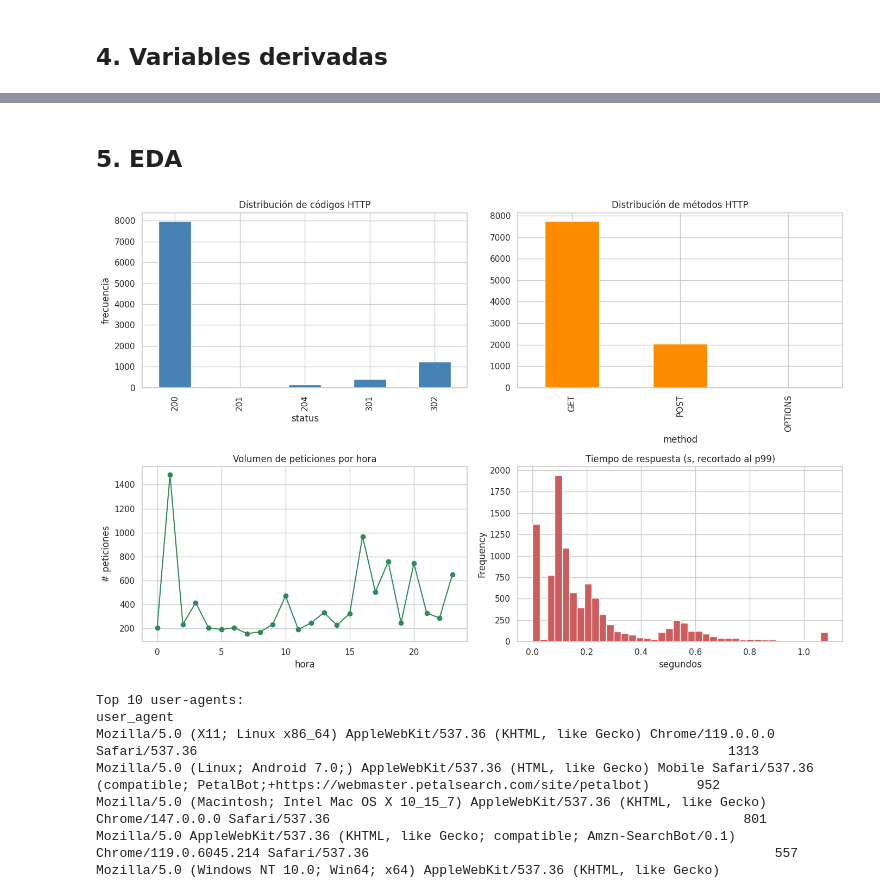
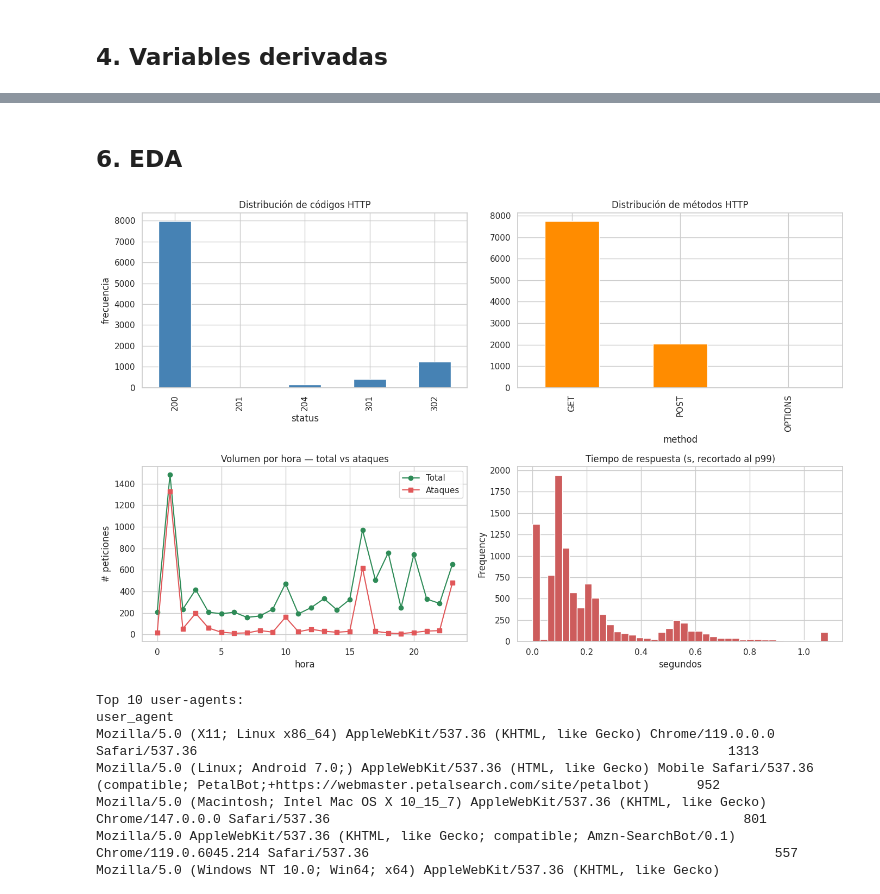
Before and after one commit to andresmidisabana/AlgNoSupervisados, a Jupyter notebook: ML_Ingesta_Preparacion_Etiquetado.ipynb, the cells around one changed output, grey strips where cells are left out. Drawn from its saved outputs; the diff is of its cells as text; code cells hidden in the pictures.

```diff
--- a/ML_Ingesta_Preparacion_Etiquetado.ipynb
+++ b/ML_Ingesta_Preparacion_Etiquetado.ipynb
@@ -117,10 +117,8 @@ df["has_query"]      = df["path"].str.contains(r"\?", regex=True).astype(int)
 df["query_length"]   = df["path"].str.split("?").str[1].fillna("").str.len()
 df["path_n_pct"]     = df["path"].str.count("%")
 
-df["is_error"]       = (df["status"] >= 400).astype(int)
-
 df[[
     "hour", "dayofweek", "path_length", "path_n_slashes",
-    "has_query", "query_length", "path_n_pct", "is_error"
+    "has_query", "query_length", "path_n_pct"
 ]].describe().round(2)
 # %% [output]
@@ -135,0 +284,10 @@ df[[
+# %%
+ATTACK_LABELS = {lbl for lbl, (mitre, _) in MITRE_TECHNIQUES.items() if mitre is not None}
+df["is_attack"] = df["label"].isin(ATTACK_LABELS)
+
+print("Distribución binaria:")
+print(df["is_attack"].value_counts())
+print(f"\n% de ataques: {df['is_attack'].mean() * 100:.2f}%")
+
+print("\nClases agrupadas por is_attack:")
+print(df.groupby("is_attack")["label"].value_counts())
@@ -136,26 +314,32 @@ df[[
 # %% [markdown]
-## 5. EDA
+## 6. EDA
 # %%
+# Distribuciones generales + ataques en el tiempo
 fig, axes = plt.subplots(2, 2, figsize=(14, 9))
 
 df["status"].value_counts().sort_index().plot(kind="bar", ax=axes[0, 0], color="steelblue")
 axes[0, 0].set_title("Distribución de códigos HTTP"); axes[0, 0].set_xlabel("status"); axes[0, 0].set_ylabel("frecuencia")
 
 df["method"].value_counts().plot(kind="bar", ax=axes[0, 1], color="darkorange")
 axes[0, 1].set_title("Distribución de métodos HTTP")
 
-df.groupby("hour").size().plot(kind="line", ax=axes[1, 0], marker="o", color="seagreen")
-axes[1, 0].set_title("Volumen de peticiones por hora"); axes[1, 0].set_xlabel("hora"); axes[1, 0].set_ylabel("# peticiones")
+# Hora del día con overlay de ataques
+hourly_total  = df.groupby("hour").size()
+hourly_attack = df[df["is_attack"]].groupby("hour").size().reindex(hourly_total.index, fill_value=0)
+hourly_total.plot(kind="line", ax=axes[1, 0], marker="o", color="seagreen", label="Total")
+hourly_attack.plot(kind="line", ax=axes[1, 0], marker="s", color="#e15759", label="Ataques")
+axes[1, 0].set_title("Volumen por hora — total vs ataques")
+axes[1, 0].set_xlabel("hora"); axes[1, 0].set_ylabel("# peticiones"); axes[1, 0].legend()
 
 df["response_time_seconds"].clip(upper=df["response_time_seconds"].quantile(0.99)).plot(
     kind="hist", bins=40, ax=axes[1, 1], color="indianred"
 )
 axes[1, 1].set_title("Tiempo de respuesta (s, recortado al p99)"); axes[1, 1].set_xlabel("segundos")
 
 plt.tight_layout()
 plt.show()
 # %% [output]
-[figure, old version]
+[figure, new version]
 # %%
 print("Top 10 user-agents:")
 print(df["user_agent"].value_counts().head(10).to_string())
```
Also changed, not shown: parts of 10 cells of this notebook.
